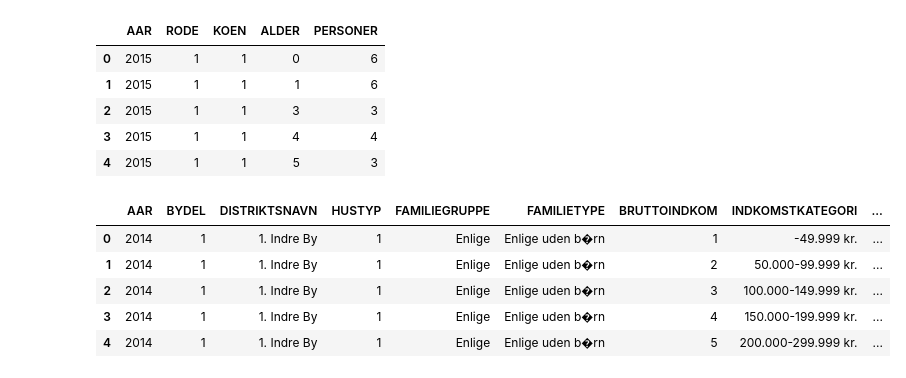
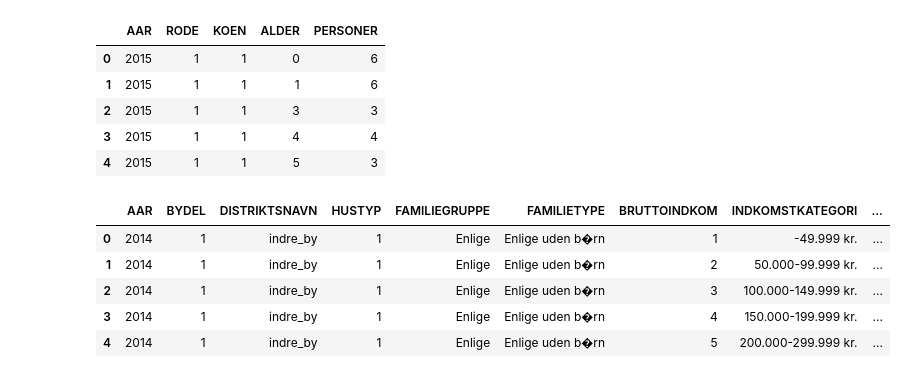
Before and after one commit to ahmetbaglan/copenhagen, a Jupyter notebook: Merge Data.ipynb, the cells around one changed output. Cells and saved outputs as stored; diff of their text form; code cells hidden in the pictures.

```diff
--- a/Merge Data.ipynb
+++ b/Merge Data.ipynb
@@ -22,15 +24,18 @@ population.head()
 | 2 | 2015 | 1 | 1 | 3 | 3 |
 | 3 | 2015 | 1 | 1 | 4 | 4 |
 | 4 | 2015 | 1 | 1 | 5 | 3 |
-# %%
-income = pd.read_csv('indkomstbruttohustypev.csv')
-income.head()
-# %% [output]
-|  | AAR | BYDEL | DISTRIKTSNAVN | HUSTYP | FAMILIEGRUPPE | FAMILIETYPE | BRUTTOINDKOM | INDKOMSTKATEGORI | ... |
-| 0 | 2014 | 1 | 1. Indre By | 1 | Enlige | Enlige uden b�rn | 1 | -49.999 kr. | ... |
-| 1 | 2014 | 1 | 1. Indre By | 1 | Enlige | Enlige uden b�rn | 2 | 50.000-99.999 kr. | ... |
-| 2 | 2014 | 1 | 1. Indre By | 1 | Enlige | Enlige uden b�rn | 3 | 100.000-149.999 kr. | ... |
-| 3 | 2014 | 1 | 1. Indre By | 1 | Enlige | Enlige uden b�rn | 4 | 150.000-199.999 kr. | ... |
-| 4 | 2014 | 1 | 1. Indre By | 1 | Enlige | Enlige uden b�rn | 5 | 200.000-299.999 kr. | ... |
+# %%
+# encoding=utf8
+income = pd.read_csv('indkomstbruttohustypev.csv')
+# need to deal with ø and stuff...
+income['DISTRIKTSNAVN'] = income['DISTRIKTSNAVN'].apply(lambda x: unicode(x, errors='replace').split('. ')[-1].lower().replace(' ', '_'))
+income.head()
+# %% [output]
+|  | AAR | BYDEL | DISTRIKTSNAVN | HUSTYP | FAMILIEGRUPPE | FAMILIETYPE | BRUTTOINDKOM | INDKOMSTKATEGORI | ... |
+| 0 | 2014 | 1 | indre_by | 1 | Enlige | Enlige uden b�rn | 1 | -49.999 kr. | ... |
+| 1 | 2014 | 1 | indre_by | 1 | Enlige | Enlige uden b�rn | 2 | 50.000-99.999 kr. | ... |
+| 2 | 2014 | 1 | indre_by | 1 | Enlige | Enlige uden b�rn | 3 | 100.000-149.999 kr. | ... |
+| 3 | 2014 | 1 | indre_by | 1 | Enlige | Enlige uden b�rn | 4 | 150.000-199.999 kr. | ... |
+| 4 | 2014 | 1 | indre_by | 1 | Enlige | Enlige uden b�rn | 5 | 200.000-299.999 kr. | ... |
 # %%
 rode_index = pd.read_csv('rode.csv')
```
Also changed, not shown: parts of 9 cells of this notebook, 1 other file.
